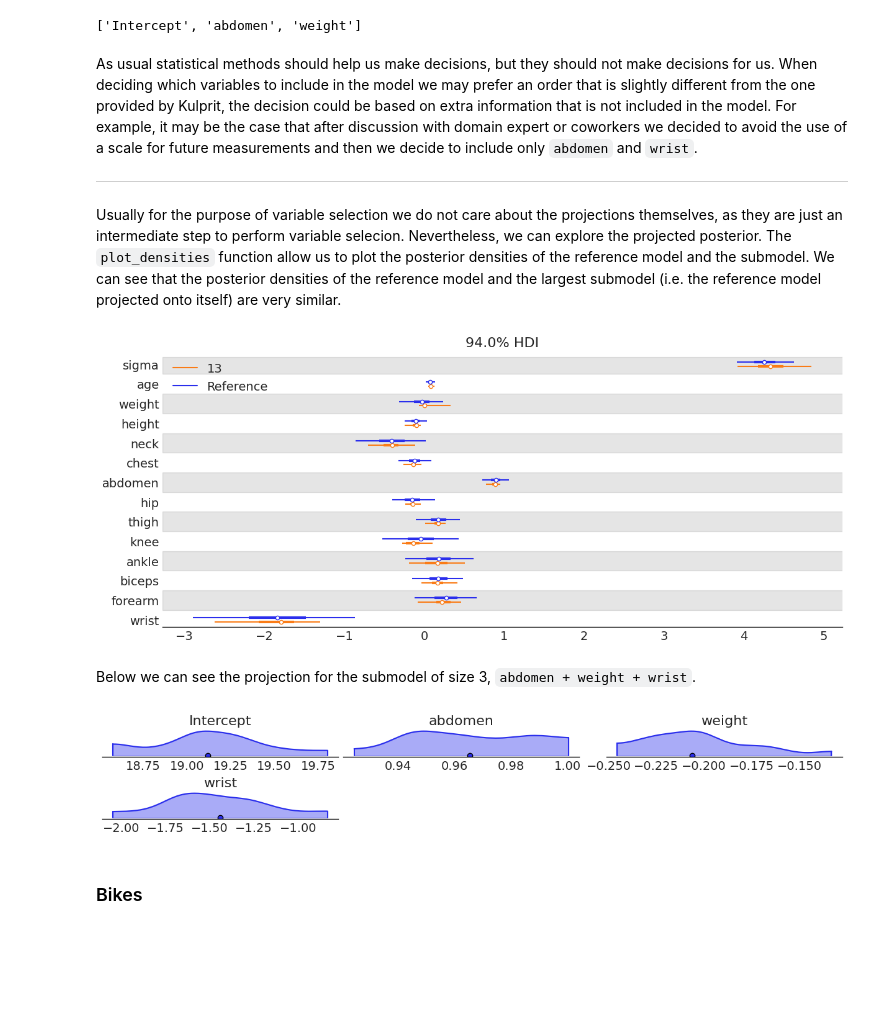
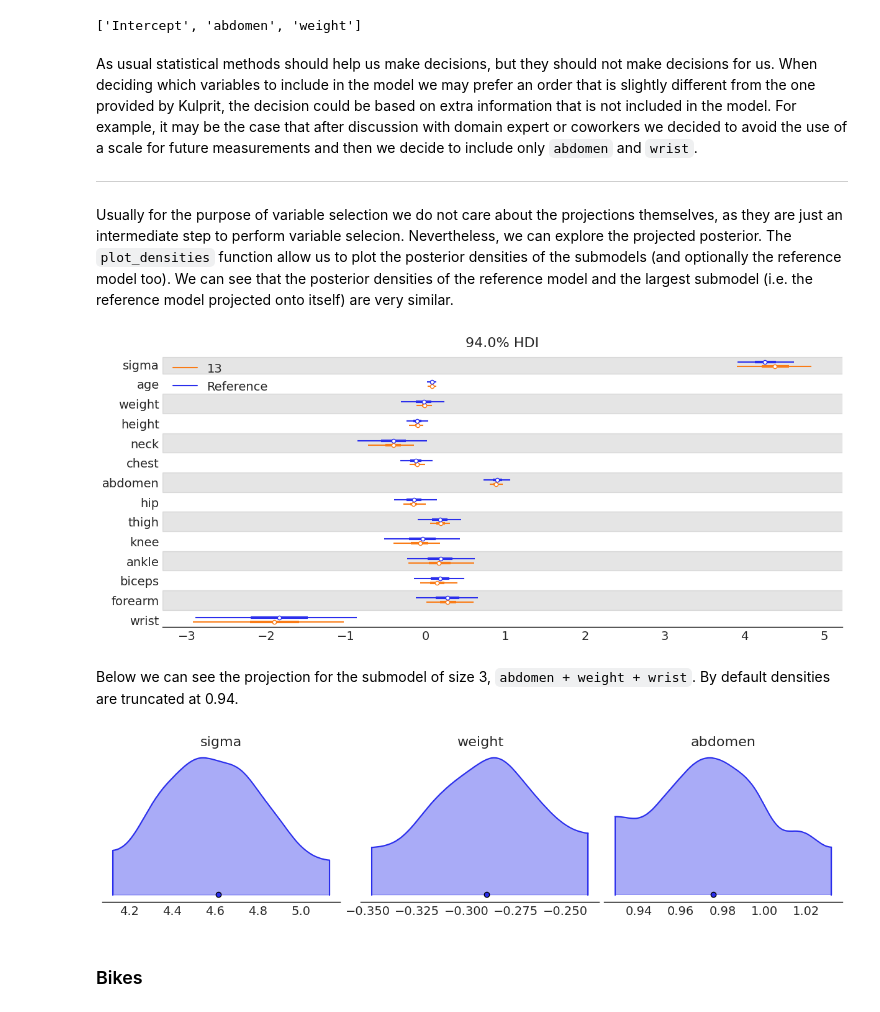
Before and after one commit to bambinos/kulprit, a Jupyter notebook: docs/examples/Examples.ipynb, the cells around one changed output. Saved outputs shown, nothing was run; the diff lists cells and outputs as text; code cells hidden in the pictures; blank space fills up the shorter version.

```diff
--- a/docs/examples/Examples.ipynb
+++ b/docs/examples/Examples.ipynb
@@ -78,28 +78,26 @@ As usual statistical methods should help us make decisions, but they should not
 
 ----
 
-Usually for the purpose of variable selection we do not care about the projections themselves, as they are just an intermediate step to perform variable selecion. Nevertheless, we can explore the projected posterior. The `plot_densities` function allow us to plot the posterior densities of the reference model and the submodel. We can see that the posterior densities of the reference model and the largest submodel (i.e. the reference model projected onto itself) are very similar.
+Usually for the purpose of variable selection we do not care about the projections themselves, as they are just an intermediate step to perform variable selecion. Nevertheless, we can explore the projected posterior. The `plot_densities` function allow us to plot the posterior densities of the submodels (and optionally the reference model too). We can see that the posterior densities of the reference model and the largest submodel (i.e. the reference model projected onto itself) are very similar.
 # %%
 ppi.plot_densities(var_names=["~Intercept", "~mu"],
                    submodels=[13],
+                   include_reference=True,
                    kind="forest",
-                   labels="size",
                    plot_kwargs={"figsize": (12, 5)},
                   );
 # %% [output]
-[figure, old version]
+[figure, new version]
 # %% [markdown]
-Below we can see the projection for the submodel of size 3, `abdomen + weight + wrist`.
+Below we can see the projection for the submodel of size 3, `abdomen + weight + wrist`. By default densities are truncated at 0.94.
 # %%
-ppi.plot_densities(
-                   submodels=[3],
-                   include_reference=False,
-                   labels="size",
-                   figsize=(12, 2),
+ppi.plot_densities(var_names=["~Intercept", "~mu"],
+                   submodels=[selected_submodel.size],
+                   figsize=(12, 3),
                    plot_kwargs={"outline": True},
                   );
 # %% [output]
-[figure, old version]
+[figure, new version]
 # %% [markdown]
 ### Bikes
 # %%
```
Also changed, not shown: parts of 5 cells of this notebook, 6 other files.
